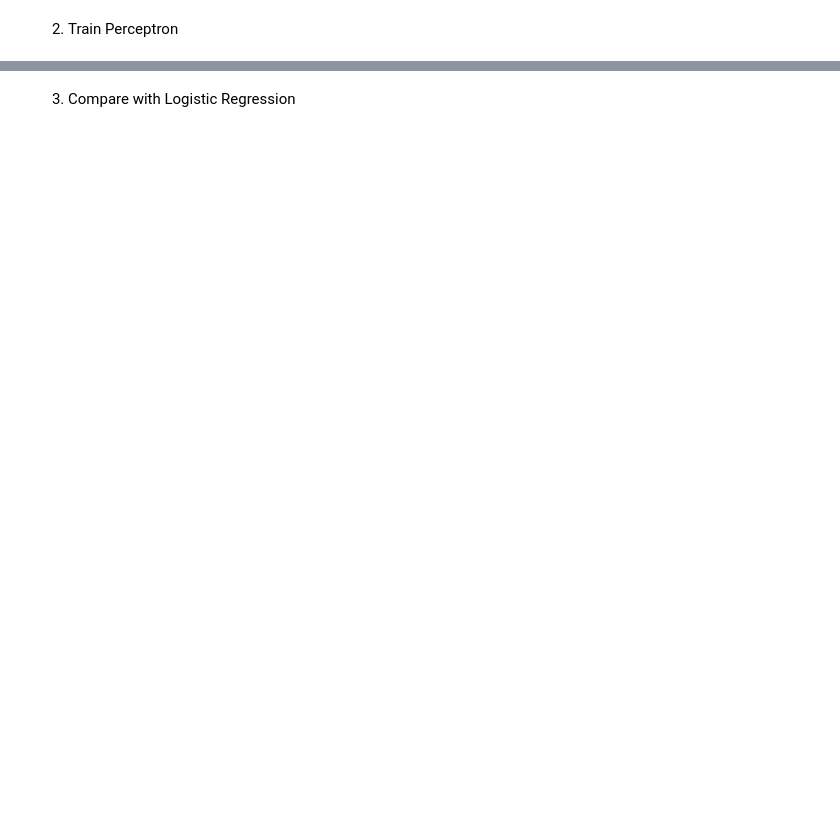
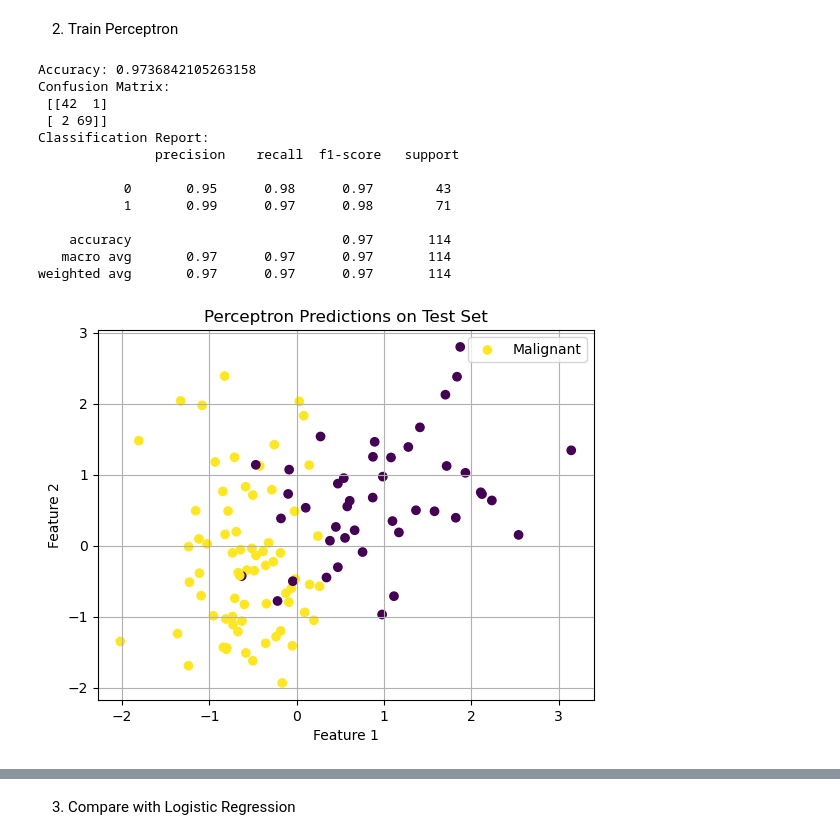
Before and after one commit to nnguyen2255/BINF-5507-Materials, a Jupyter notebook: CAPSTONE.ipynb, the cells around one changed output, grey strips where cells are left out. Cells and saved outputs as stored; diff of their text form; code cells hidden in the pictures; blank space fills up the shorter version.

Commit message:
add plot

```diff
--- a/CAPSTONE.ipynb
+++ b/CAPSTONE.ipynb
@@ -20,15 +40,42 @@ X_test_scaled = scaler.transform(X_test)
 # %%
 from sklearn.linear_model import Perceptron
 from sklearn.metrics import classification_report, confusion_matrix, accuracy_score
+from matplotlib import pyplot as plt
 
 # Train the Perceptron model
 clf = Perceptron(max_iter=1000, tol=1e-3, random_state=42)
 clf.fit(X_train_scaled, y_train)
 
 # Predict
 y_pred = clf.predict(X_test_scaled)
 
 # Evaluate
 print("Accuracy:", accuracy_score(y_test, y_pred))
 print("Confusion Matrix:\n", confusion_matrix(y_test, y_pred))
 print("Classification Report:\n", classification_report(y_test, y_pred))
+
+# Plot the dataset
+plt.scatter(X_test_scaled[:, 0], X_test_scaled[:, 1], c= y_pred)
+plt.xlabel('Feature 1')
+plt.ylabel('Feature 2')
+plt.title('Perceptron Predictions on Test Set')
+plt.legend(['Malignant', 'Benign'], loc='upper right')
+plt.grid()
+#legend
+
+plt.show()
+# %% [output]
+Accuracy: 0.9736842105263158
+Confusion Matrix:
+ [[42  1]
+ [ 2 69]]
+Classification Report:
+               precision    recall  f1-score   support
+
+           0       0.95      0.98      0.97        43
+           1       0.99      0.97      0.98        71
+
+    accuracy                           0.97       114
+   macro avg       0.97      0.97      0.97       114
+weighted avg       0.97      0.97      0.97       114
+[figure, added]
```
Also changed, not shown: parts of 3 cells of this notebook.
